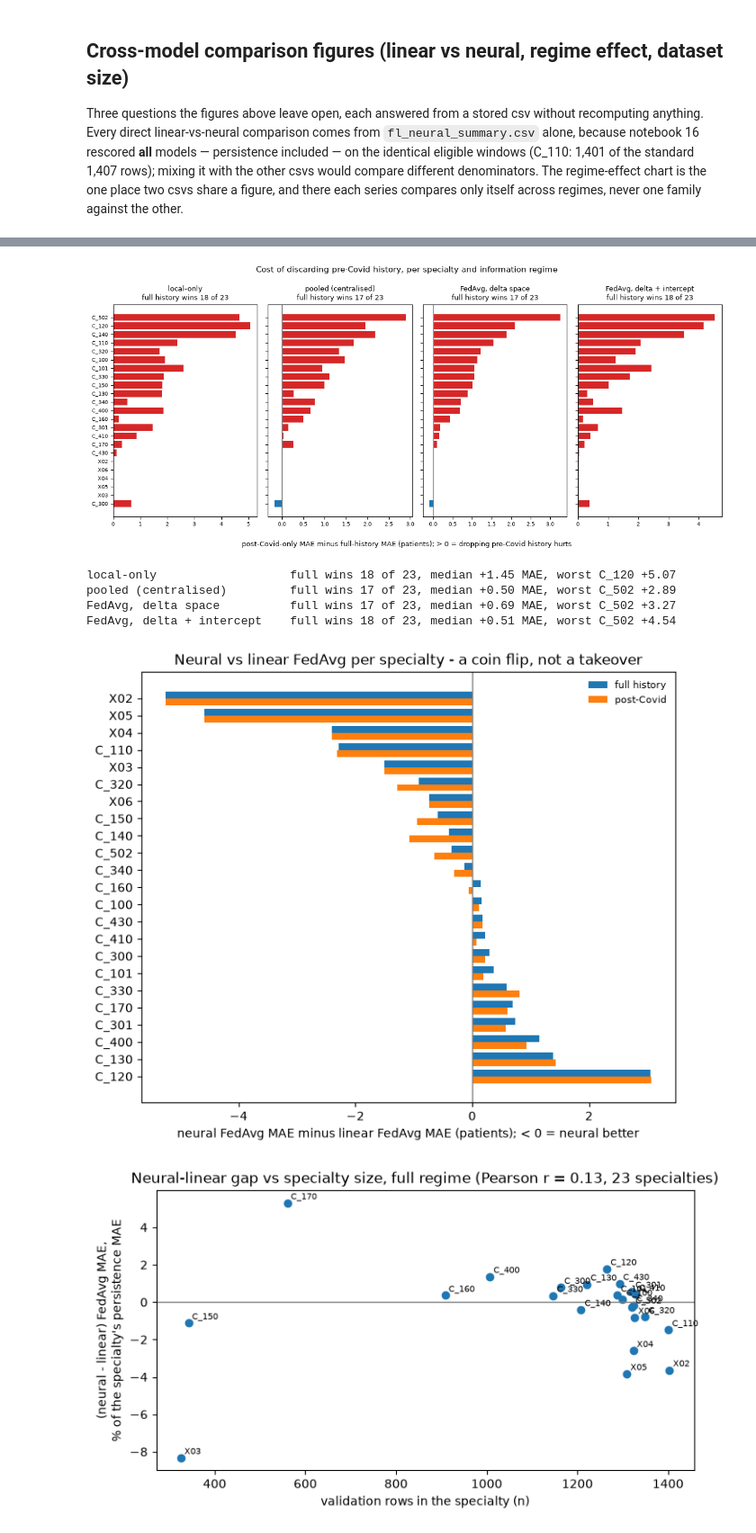
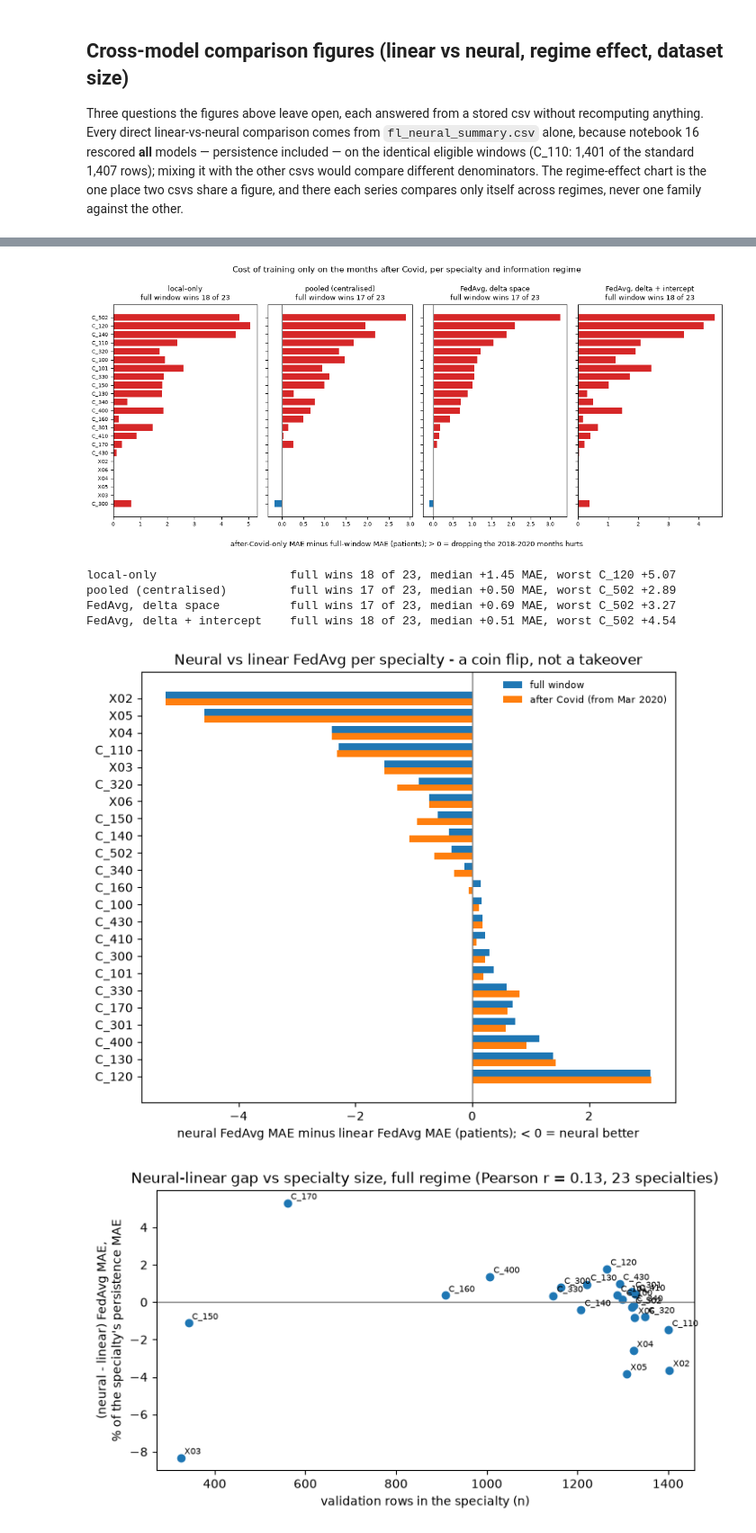
Before and after one commit to nileshsarkar-ai/fedOPD, a Jupyter notebook: src/13_report_figures.ipynb, the cells around one changed output, grey strips where cells are left out. Shown at 90% size. Cells and saved outputs as stored; diff of their text form; code cells hidden in the pictures.

```diff
--- a/src/13_report_figures.ipynb
+++ b/src/13_report_figures.ipynb
@@ -797,12 +797,12 @@ for ax, (key, label) in zip(axes, FAMILIES):
     ax.barh(y, swing.values, color=np.where(swing.values > 0, "C3", "C0"))
     ax.axvline(0, color="gray", lw=1)
     ax.set_yticks(y, order)
-    ax.set_title(f"{label}\nfull history wins {(swing > 0).sum()} of {len(swing)}", fontsize=9)
+    ax.set_title(f"{label}\nfull window wins {(swing > 0).sum()} of {len(swing)}", fontsize=9)
     ax.tick_params(labelsize=7)
 axes[0].invert_yaxis()
-fig.supxlabel("post-Covid-only MAE minus full-history MAE (patients); > 0 = dropping pre-Covid history hurts",
+fig.supxlabel("after-Covid-only MAE minus full-window MAE (patients); > 0 = dropping the 2018-2020 months hurts",
               fontsize=9)
-fig.suptitle("Cost of discarding pre-Covid history, per specialty and information regime", fontsize=11)
+fig.suptitle("Cost of training only on the months after Covid, per specialty and information regime", fontsize=11)
 fig.tight_layout()
 save_fig(fig, "fig_fl_regime_effect_4panel_h1.png", "fl_scaleup_by_specialty.csv",
          "per-specialty post-minus-full MAE for all four linear information regimes")
@@ -812,7 +812,7 @@ for key, label in FAMILIES:
     print(f"{label:<28} full wins {(swing > 0).sum():>2} of {len(swing)}, median {swing.median():+.2f} MAE, "
           f"worst {swing.idxmax()} {swing.max():+.2f}")
 # %% [output]
-[figure, old version]
+[figure, new version]
 local-only                   full wins 18 of 23, median +1.45 MAE, worst C_120 +5.07
 pooled (centralised)         full wins 17 of 23, median +0.50 MAE, worst C_502 +2.89
 FedAvg, delta space          full wins 17 of 23, median +0.69 MAE, worst C_502 +3.27
@@ -820,26 +820,26 @@ FedAvg, delta + intercept    full wins 18 of 23, median +0.51 MAE, worst C_502 +
 # %%
 # Goal: fig_fl_neural_gap_by_specialty_h1.png - where neural beats linear, specialty by specialty.
 wf = nn[nn["regime"] == "full"].pivot(index="tfunc_code", columns="model", values="mae")
 wp = nn[nn["regime"] == "post"].pivot(index="tfunc_code", columns="model", values="mae")
 gap_full = (wf["neural_fedavg"] - wf["linear_fedavg"]).sort_values()
 gap_post = (wp["neural_fedavg"] - wp["linear_fedavg"]).reindex(gap_full.index)
 assert (gap_full < 0).sum() == 11 and (gap_post < 0).sum() == 12   # documented win counts (of 23
 # scored specialties); a rerun of 16 that shifted any specialty across zero trips this
 
 fig, ax = plt.subplots(figsize=(8, 6.5))
 y = np.arange(len(gap_full))
-ax.barh(y - 0.2, gap_full.values, height=0.4, color="C0", label="full history")
-ax.barh(y + 0.2, gap_post.values, height=0.4, color="C1", label="post-Covid")
+ax.barh(y - 0.2, gap_full.values, height=0.4, color="C0", label="full window")
+ax.barh(y + 0.2, gap_post.values, height=0.4, color="C1", label="after Covid (from Mar 2020)")
 ax.axvline(0, color="gray", lw=1)
 ax.set_yticks(y, gap_full.index); ax.invert_yaxis()
 ax.set_xlabel("neural FedAvg MAE minus linear FedAvg MAE (patients); < 0 = neural better")
 ax.set_title("Neural vs linear FedAvg per specialty - a coin flip, not a takeover")
 ax.legend(frameon=False, fontsize=8)
 save_fig(fig, "fig_fl_neural_gap_by_specialty_h1.png", "fl_neural_summary.csv",
          "per-specialty MAE gap, neural minus linear FedAvg, both regimes")
 plt.show()
 # %% [output]
-[figure, old version]
+[figure, new version]
 # %%
 # Goal: fig_fl_neural_gap_vs_size_h1.png - is dataset size what separates neural winners from losers?
 # Training-row counts were never stored; the stored size measures are validation rows (n) and client
```
Also changed, not shown: parts of 4 cells of this notebook, 10 other files.
